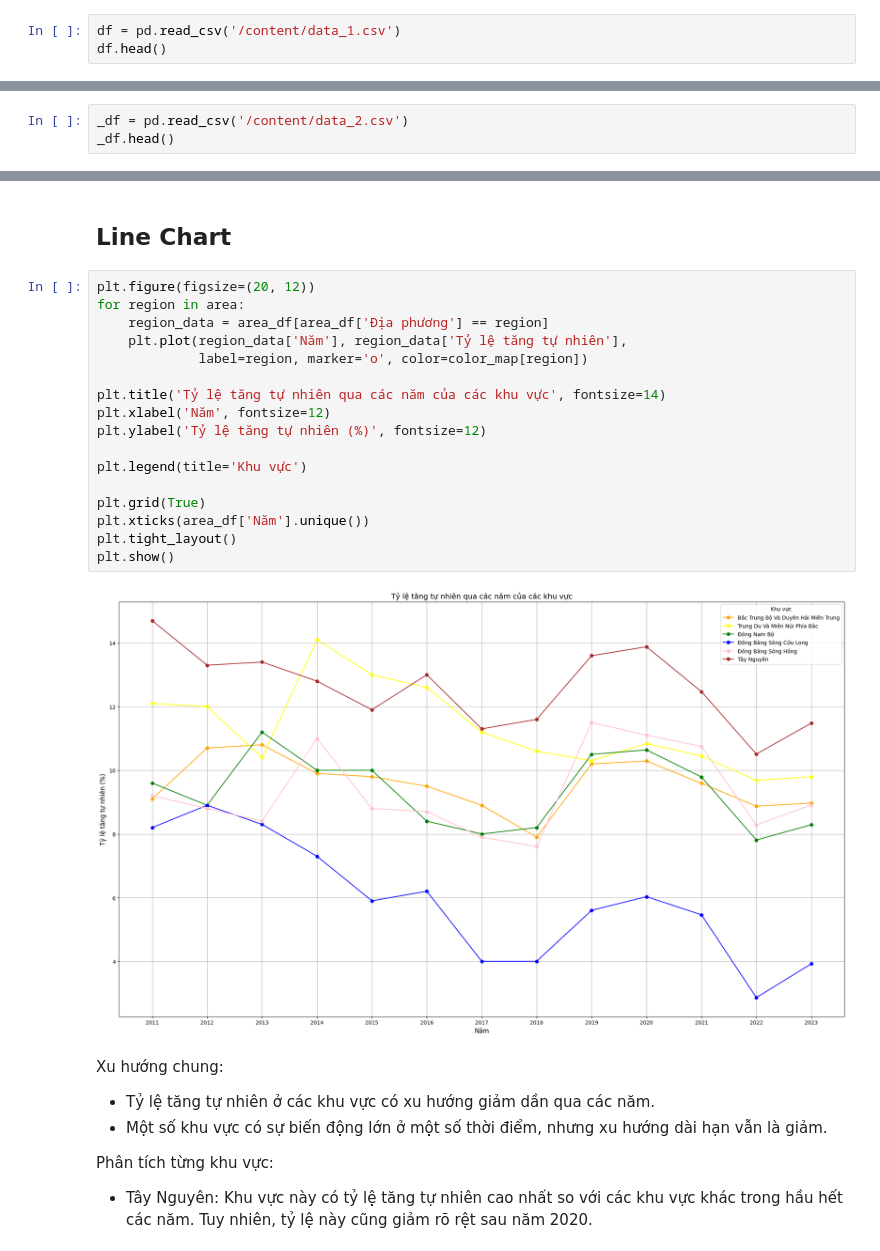
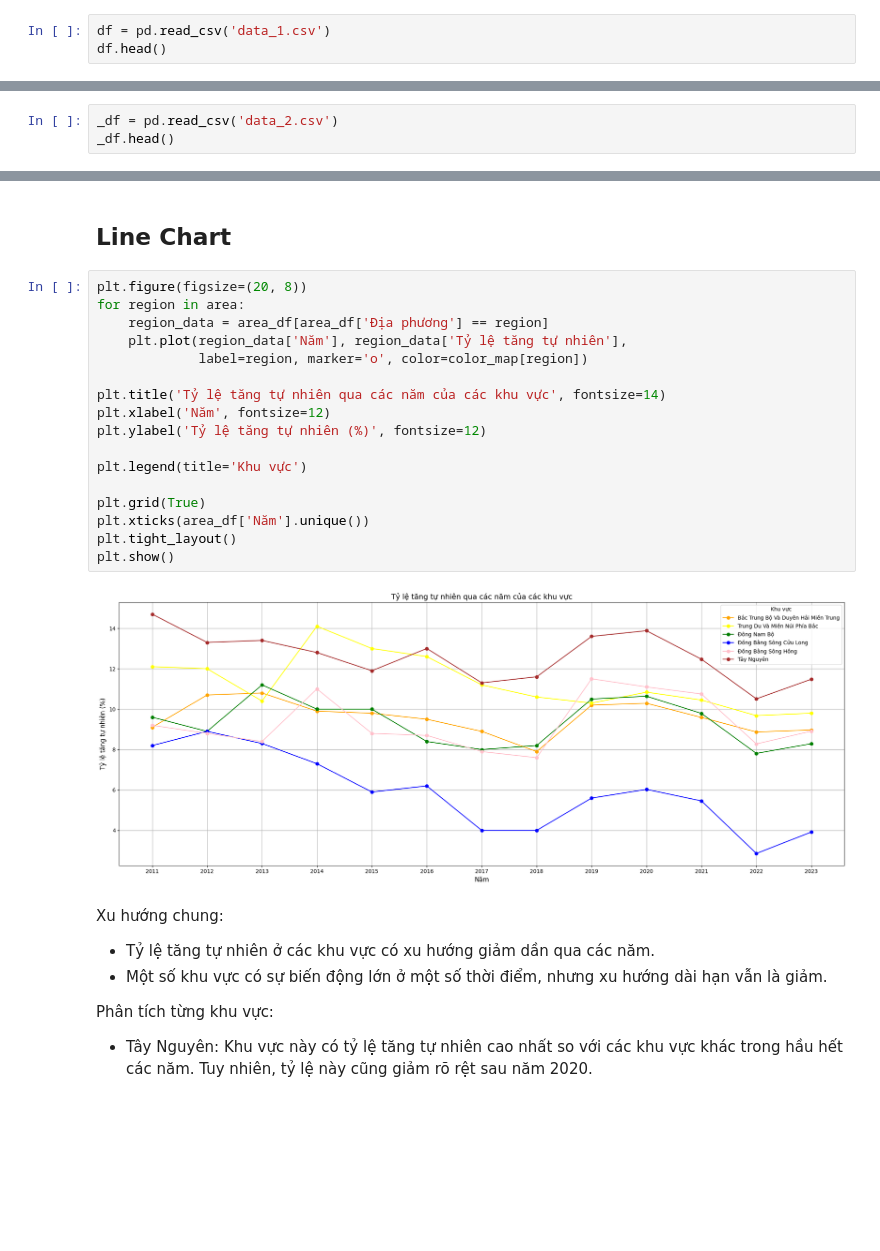
Before and after one commit to chopcolate/CSC14119-Intro2DataScience, a Jupyter notebook: Code.ipynb, the cells around one changed output, grey strips where cells are left out. Saved outputs shown, nothing was run; the diff lists cells and outputs as text; blank space fills up the shorter version.

```diff
--- a/Code.ipynb
+++ b/Code.ipynb
@@ -13,7 +18,7 @@ import geopandas as gpd
 # %% [markdown]
 ## A. Dữ liệu 1
 # %%
-df = pd.read_csv('/content/data_1.csv')
+df = pd.read_csv('data_1.csv')
 df.head()
 # %% [output]
 |  | Địa phương | Năm | Diện tích(Km2) | Dân số trung bình (Nghìn người) | Mật độ dân số (Người/km2) | Diện tích(Km2)(*) | ... |
@@ -74,7 +79,7 @@ df.head()
 # %% [markdown]
 ## B. Dữ liệu 2
 # %%
-_df = pd.read_csv('/content/data_2.csv')
+_df = pd.read_csv('data_2.csv')
 _df.head()
 # %% [output]
 |  | Địa phương | Phân tổ | 2005 | 2007 | 2008 | 2009 | 2010 | 2011 | 2012 | 2013 | ... | ... |
@@ -421,24 +444,24 @@ Tây Nguyên và Đông Nam Bộ có tỷ suất chết thấp hơn, phản ánh
 # %% [markdown]
 ## Line Chart
 # %%
-plt.figure(figsize=(20, 12))
+plt.figure(figsize=(20, 8))
 for region in area:
     region_data = area_df[area_df['Địa phương'] == region]
     plt.plot(region_data['Năm'], region_data['Tỷ lệ tăng tự nhiên'],
              label=region, marker='o', color=color_map[region])
 
 plt.title('Tỷ lệ tăng tự nhiên qua các năm của các khu vực', fontsize=14)
 plt.xlabel('Năm', fontsize=12)
 plt.ylabel('Tỷ lệ tăng tự nhiên (%)', fontsize=12)
 
 plt.legend(title='Khu vực')
 
 plt.grid(True)
 plt.xticks(area_df['Năm'].unique())
 plt.tight_layout()
 plt.show()
 # %% [output]
-[figure, old version]
+[figure, new version]
 # %% [markdown]
 Xu hướng chung:
 
```
Also changed, not shown: parts of 69 cells of this notebook, 1 other file.
